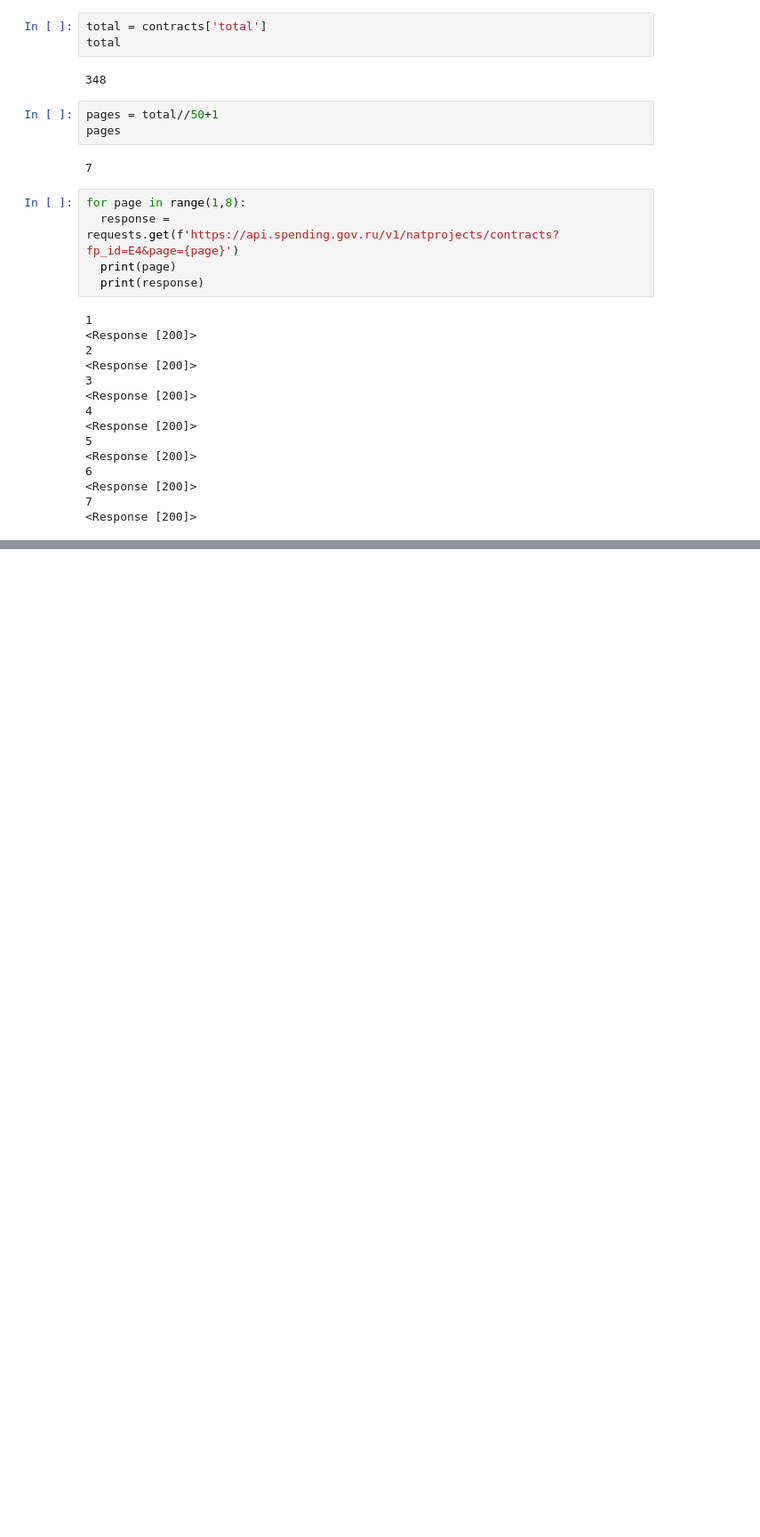
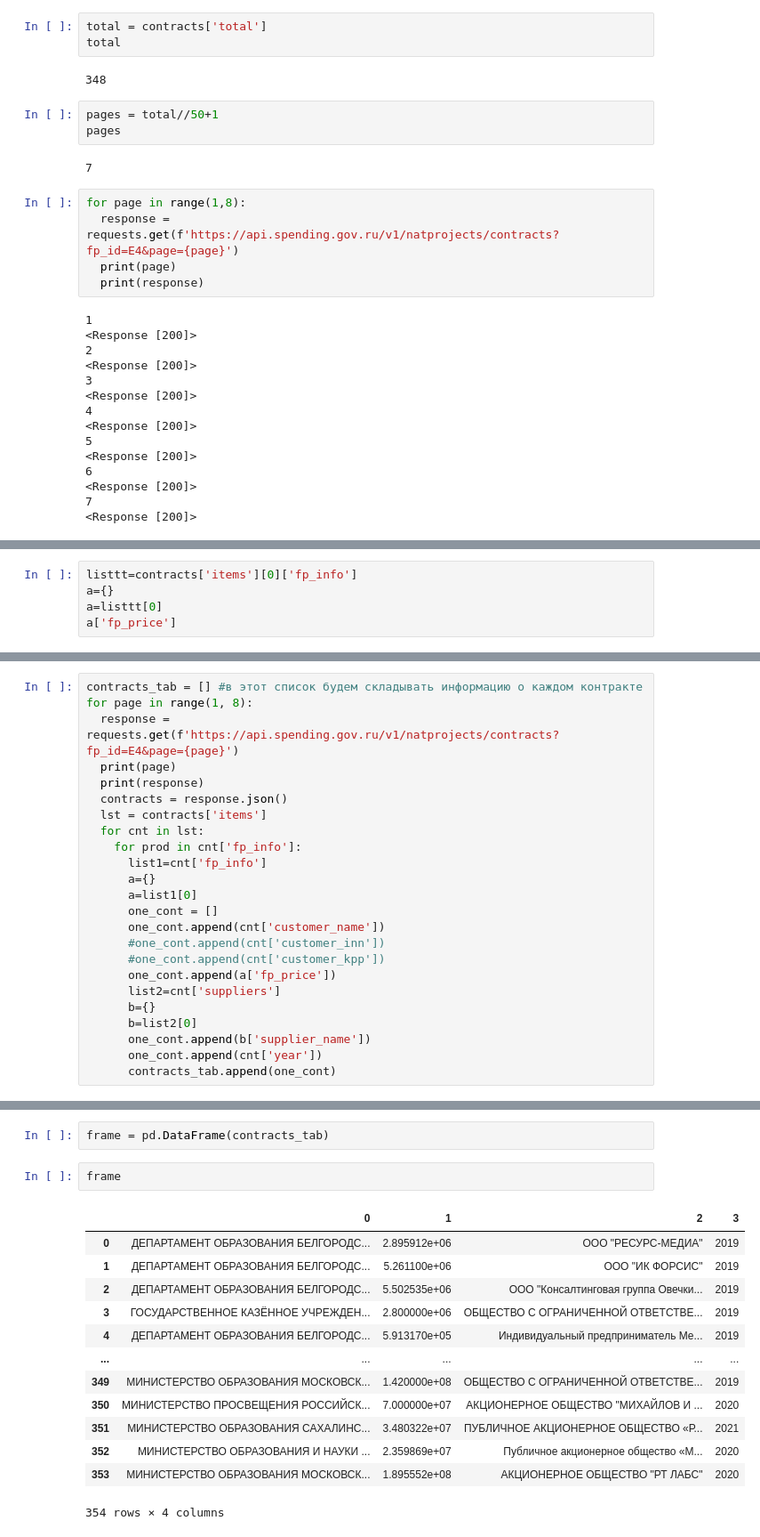
Before and after one commit to Garegianin/WebProgrammy, a Jupyter notebook: Копия_блокнота_"Добро_пожаловать_в_Colaboratory!".ipynb, the cells around one changed output, grey strips where cells are left out. Shown at 89% size. Saved outputs shown, nothing was run; the diff lists cells and outputs as text; blank space fills up the shorter version.

```diff
--- a/Копия_блокнота_"Добро_пожаловать_в_Colaboratory!".ipynb
+++ b/Копия_блокнота_"Добро_пожаловать_в_Colaboratory!".ipynb
@@ -65,0 +115,5 @@ for page in range(1,8):
+# %%
+listtt=contracts['items'][0]['fp_info']
+a={}
+a=listtt[0]
+a['fp_price']
@@ -65,0 +132,24 @@ for page in range(1,8):
+# %%
+contracts_tab = [] #в этот список будем складывать информацию о каждом контракте
+for page in range(1, 8):
+  response = requests.get(f'https://api.spending.gov.ru/v1/natprojects/contracts?fp_id=E4&page={page}')
+  print(page)
+  print(response)
+  contracts = response.json()
+  lst = contracts['items']
+  for cnt in lst:
+    for prod in cnt['fp_info']:
+      list1=cnt['fp_info']
+      a={}
+      a=list1[0]
+      one_cont = []
+      one_cont.append(cnt['customer_name'])
+      #one_cont.append(cnt['customer_inn'])
+      #one_cont.append(cnt['customer_kpp'])
+      one_cont.append(a['fp_price'])
+      list2=cnt['suppliers']
+      b={}
+      b=list2[0]
+      one_cont.append(b['supplier_name'])
+      one_cont.append(cnt['year'])
+      contracts_tab.append(one_cont)
@@ -65,0 +191,18 @@ for page in range(1,8):
+# %%
+frame = pd.DataFrame(contracts_tab)
+# %%
+frame
+# %% [output]
+|  | 0 | 1 | 2 | 3 |
+| 0 | ДЕПАРТАМЕНТ ОБРАЗОВАНИЯ БЕЛГОРОДС... | 2.895912e+06 | ООО "РЕСУРС-МЕДИА" | 2019 |
+| 1 | ДЕПАРТАМЕНТ ОБРАЗОВАНИЯ БЕЛГОРОДС... | 5.261100e+06 | ООО "ИК ФОРСИС" | 2019 |
+| 2 | ДЕПАРТАМЕНТ ОБРАЗОВАНИЯ БЕЛГОРОДС... | 5.502535e+06 | ООО "Консалтинговая группа Овечки... | 2019 |
+| 3 | ГОСУДАРСТВЕННОЕ КАЗЁННОЕ УЧРЕЖДЕН... | 2.800000e+06 | ОБЩЕСТВО С ОГРАНИЧЕННОЙ ОТВЕТСТВЕ... | 2019 |
+| 4 | ДЕПАРТАМЕНТ ОБРАЗОВАНИЯ БЕЛГОРОДС... | 5.913170e+05 | Индивидуальный предприниматель Ме... | 2019 |
+| ... | ... | ... | ... | ... |
+| 349 | МИНИСТЕРСТВО ОБРАЗОВАНИЯ МОСКОВСК... | 1.420000e+08 | ОБЩЕСТВО С ОГРАНИЧЕННОЙ ОТВЕТСТВЕ... | 2019 |
+| 350 | МИНИСТЕРСТВО ПРОСВЕЩЕНИЯ РОССИЙСК... | 7.000000e+07 | АКЦИОНЕРНОЕ ОБЩЕСТВО "МИХАЙЛОВ И ... | 2020 |
+| 351 | МИНИСТЕРСТВО ОБРАЗОВАНИЯ САХАЛИНС... | 3.480322e+07 | ПУБЛИЧНОЕ АКЦИОНЕРНОЕ ОБЩЕСТВО «Р... | 2021 |
+| 352 | МИНИСТЕРСТВО ОБРАЗОВАНИЯ И НАУКИ ... | 2.359869e+07 | Публичное акционерное общество «М... | 2020 |
+| 353 | МИНИСТЕРСТВО ОБРАЗОВАНИЯ МОСКОВСК... | 1.895552e+08 | АКЦИОНЕРНОЕ ОБЩЕСТВО "РТ ЛАБС" | 2020 |
+354 rows × 4 columns
```
Also changed, not shown: parts of 13 cells of this notebook.
